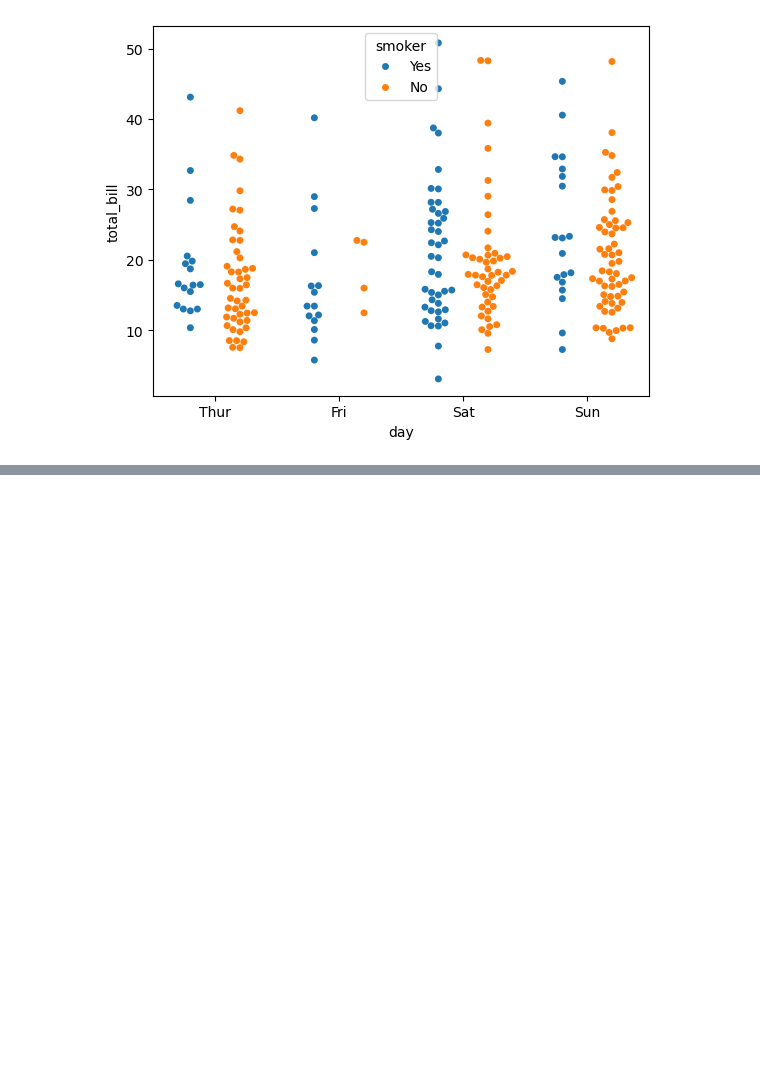
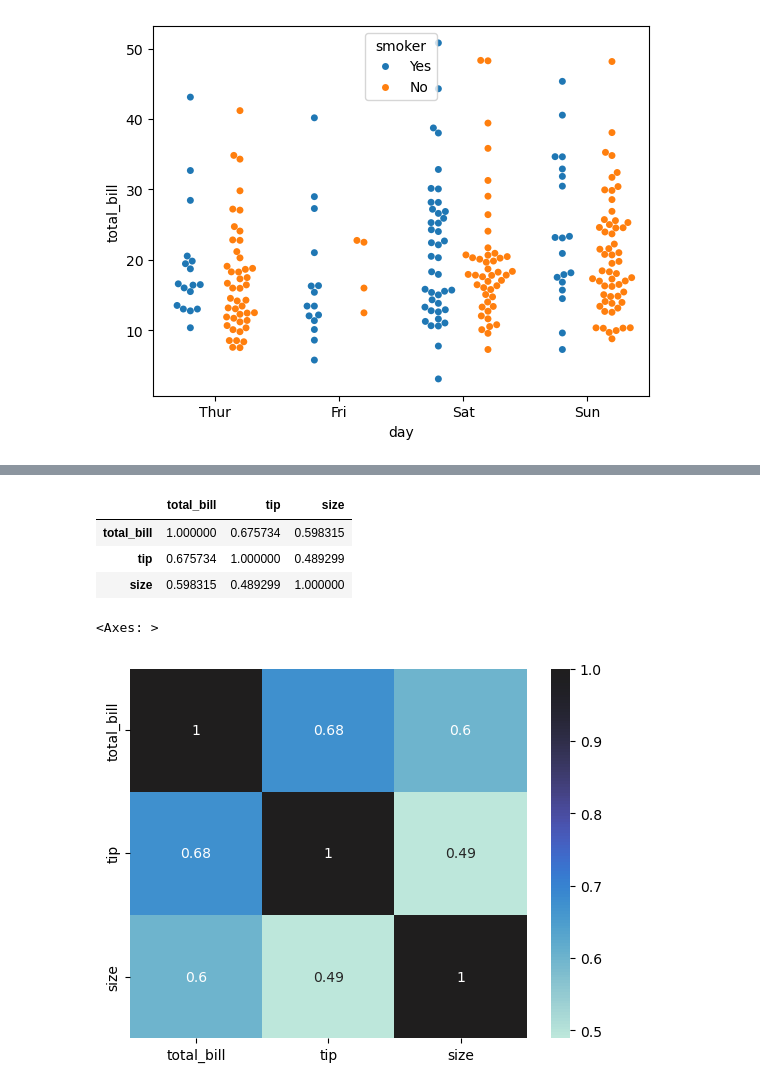
Before and after one commit to arunn-bharti/Data-Analytics, a Jupyter notebook: Matplotlib with seaborn.ipynb, the cells around one changed output, grey strips where cells are left out. Cells and saved outputs as stored; diff of their text form; code cells hidden in the pictures; blank space fills up the shorter version.

```diff
--- a/Matplotlib.ipynb
+++ b/Matplotlib with seaborn.ipynb
@@ -377,0 +399,3 @@ sb.swarmplot(x='day',y='total_bill',data=df1,hue='smoker',dodge=True)
+# %%
+tip=df1[['total_bill','tip','size']]
+tip
@@ -377,0 +416,12 @@ sb.swarmplot(x='day',y='total_bill',data=df1,hue='smoker',dodge=True)
+# %%
+tip.corr() #it used to show correlation bw data
+# %% [output]
+|  | total_bill | tip | size |
+| total_bill | 1.000000 | 0.675734 | 0.598315 |
+| tip | 0.675734 | 1.000000 | 0.489299 |
+| size | 0.598315 | 0.489299 | 1.000000 |
+# %%
+sb.heatmap(tip.corr(),center=True,annot=True) #annot to displays correlation values,center for no heatmap n color,
+# %% [output]
+<Axes: >
+[figure, added]
```
Also changed, not shown: parts of 22 cells of this notebook.
